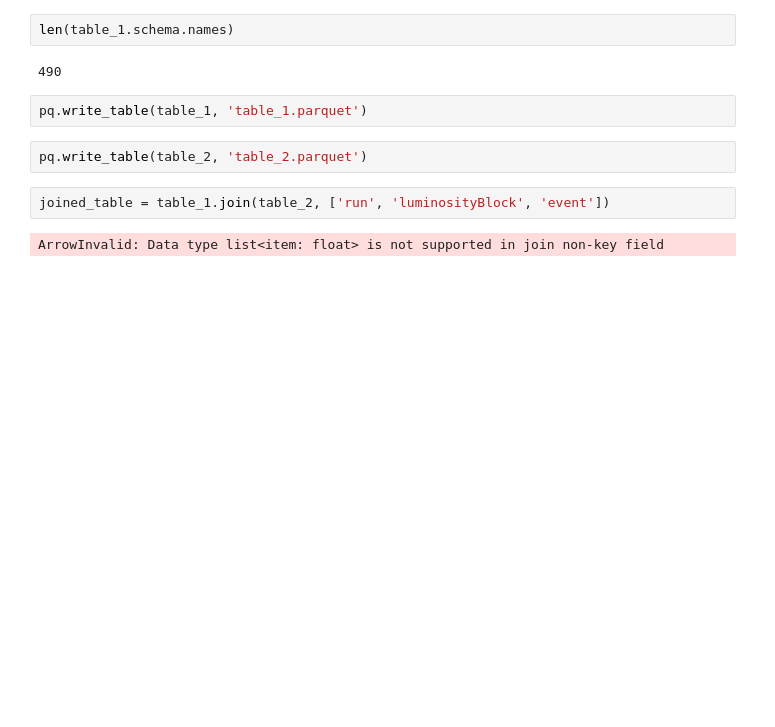
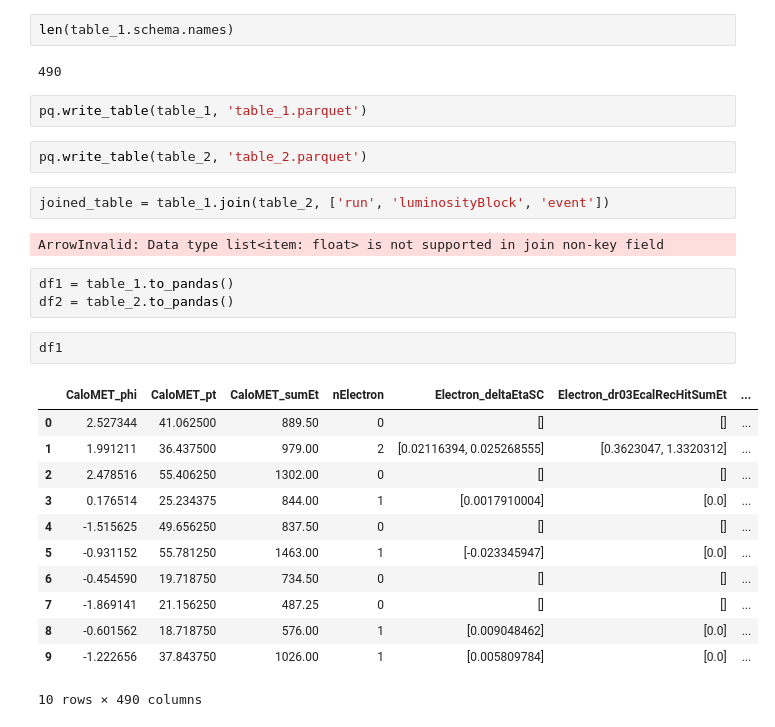
Before and after one commit to JayjeetAtGithub/nanoevents-joins, a Jupyter notebook: joins.ipynb, the cells around one changed output. Drawn from its saved outputs; the diff is of its cells as text; blank space fills up the shorter version.

```diff
--- a/joins.ipynb
+++ b/joins.ipynb
@@ -61,3 +62,21 @@ pq.write_table(table_2, 'table_2.parquet')
 joined_table = table_1.join(table_2, ['run', 'luminosityBlock', 'event'])
 # %% [output]
 ArrowInvalid: Data type list<item: float> is not supported in join non-key field
+# %%
+df1 = table_1.to_pandas()
+df2 = table_2.to_pandas()
+# %%
+df1
+# %% [output]
+|  | CaloMET_phi | CaloMET_pt | CaloMET_sumEt | nElectron | Electron_deltaEtaSC | Electron_dr03EcalRecHitSumEt | ... |
+| 0 | 2.527344 | 41.062500 | 889.50 | 0 | [] | [] | ... |
+| 1 | 1.991211 | 36.437500 | 979.00 | 2 | [0.02116394, 0.025268555] | [0.3623047, 1.3320312] | ... |
+| 2 | 2.478516 | 55.406250 | 1302.00 | 0 | [] | [] | ... |
+| 3 | 0.176514 | 25.234375 | 844.00 | 1 | [0.0017910004] | [0.0] | ... |
+| 4 | -1.515625 | 49.656250 | 837.50 | 0 | [] | [] | ... |
+| 5 | -0.931152 | 55.781250 | 1463.00 | 1 | [-0.023345947] | [0.0] | ... |
+| 6 | -0.454590 | 19.718750 | 734.50 | 0 | [] | [] | ... |
+| 7 | -1.869141 | 21.156250 | 487.25 | 0 | [] | [] | ... |
+| 8 | -0.601562 | 18.718750 | 576.00 | 1 | [0.009048462] | [0.0] | ... |
+| 9 | -1.222656 | 37.843750 | 1026.00 | 1 | [0.005809784] | [0.0] | ... |
+10 rows × 490 columns
```
Also changed, not shown: parts of 3 cells of this notebook.
